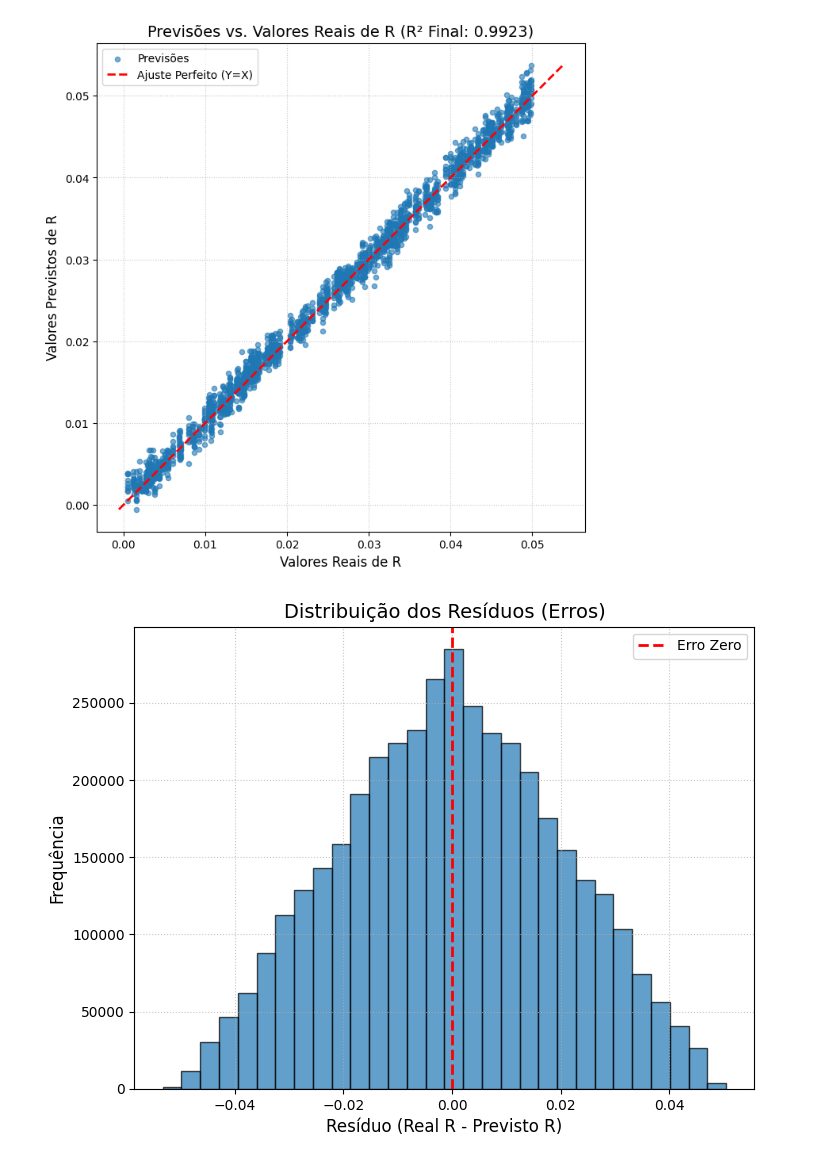
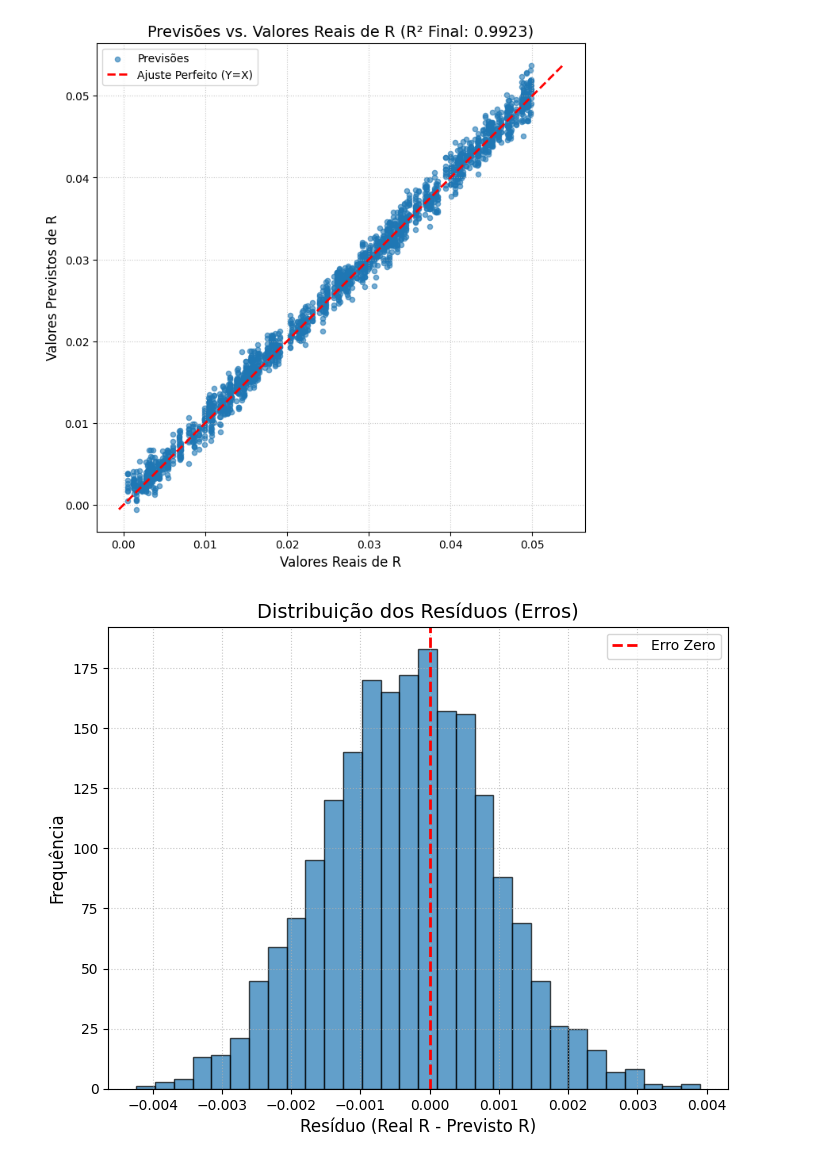
Before and after one commit to RenatodaCostaSantos/capacitacao, a Jupyter notebook: aeroespacial/notebooks/2_modelagem.ipynb, the cells around one changed output. Drawn from its saved outputs; the diff is of its cells as text; code cells hidden in the pictures.

```diff
--- a/aeroespacial/notebooks/2_modelagem.ipynb
+++ b/aeroespacial/notebooks/2_modelagem.ipynb
@@ -534,25 +532,25 @@ plt.show()
 # %%
 
 
 # Calcule os resíduos (True - Predicted)
-residuals = y_flat_test - y_pred_test_original
+residuals = y_test_2d - y_pred_test_original
 
 # Achata o array para 1D (o formato (N,))
 residuals_1d = residuals.ravel()
 
 plt.figure(figsize=(8, 6))
 
 # Histograma dos resíduos
 plt.hist(residuals_1d, bins=30, edgecolor='black', alpha=0.7)
 
 # Linha vertical em zero (onde o centro do histograma deveria estar)
 plt.axvline(x=0, color='red', linestyle='--', linewidth=2, label='Erro Zero')
 
 plt.title('Distribuição dos Resíduos (Erros)', fontsize=14)
 plt.xlabel('Resíduo (Real R - Previsto R)', fontsize=12)
 plt.ylabel('Frequência', fontsize=12)
 plt.legend()
 plt.grid(True, linestyle=':', alpha=0.7)
 plt.show()
 # %% [output]
-[figure, old version]
+[figure, new version]
```
Also changed, not shown: parts of 2 cells of this notebook.
